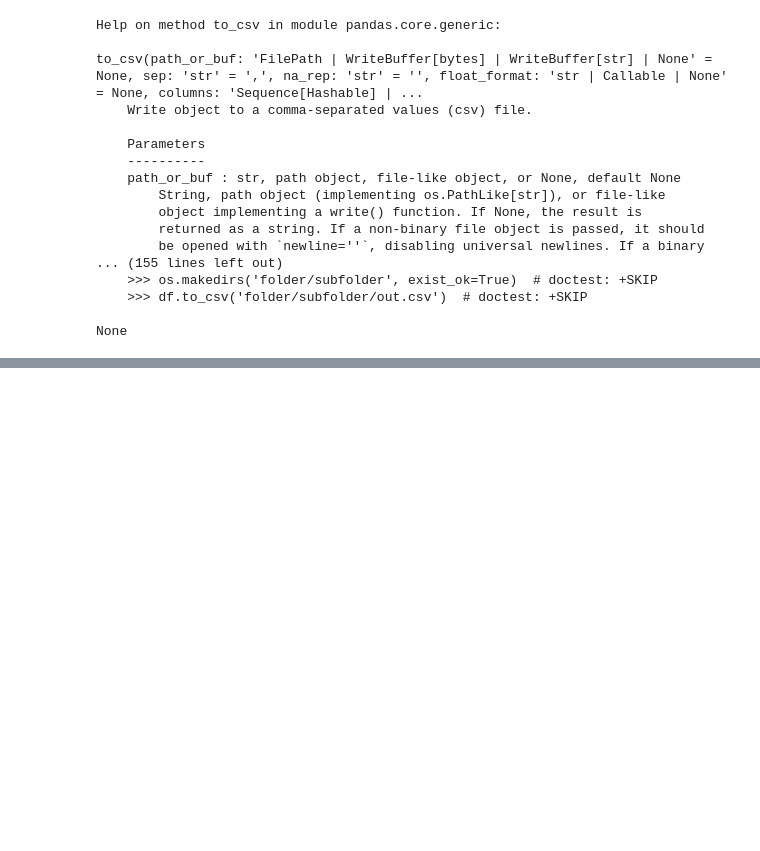
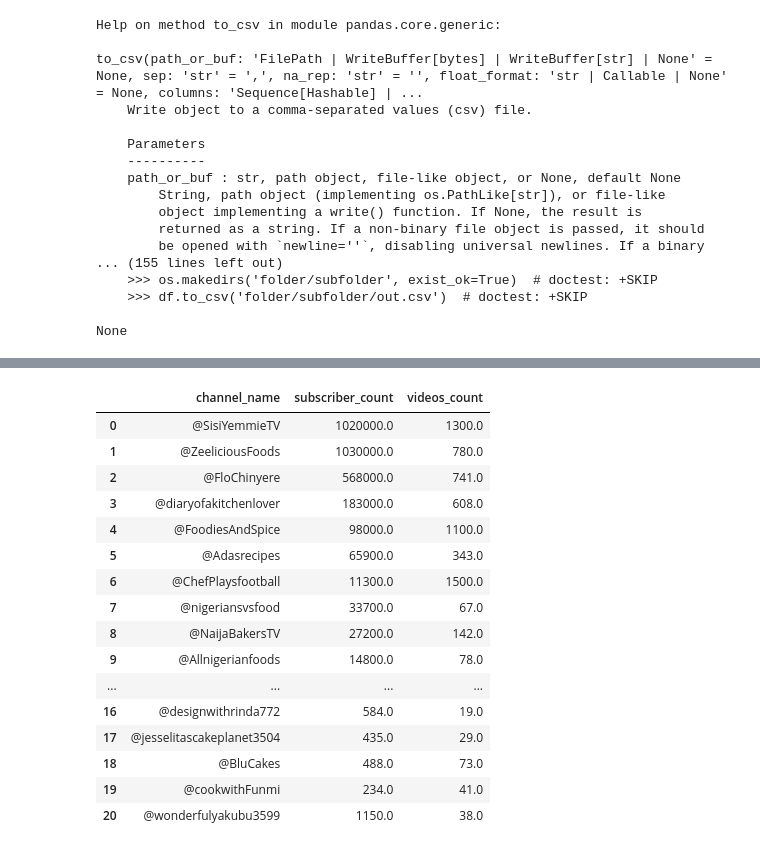
Before and after one commit to 01kazu/youtuve_channel_data_analysis, a Jupyter notebook: data_cleaning.ipynb, the cells around one changed output, grey strips where cells are left out. Drawn from its saved outputs; the diff is of its cells as text; code cells hidden in the pictures; blank space fills up the shorter version.

```diff
--- a/data_cleaning.ipynb
+++ b/data_cleaning.ipynb
@@ -179,0 +182,2 @@ def data_cleaning(csv_file_name):
+# %%
+df = pd.read_csv('datasets/youtuber_channel_details.csv')
@@ -179,0 +210,35 @@ def data_cleaning(csv_file_name):
+# %%
+def return_num(string):
+    # 1.02M subscribers, 1.3k videos
+    first_substring = string.split()[0]
+    if first_substring.isdigit():
+        return float(first_substring)
+    num, abbreviation = first_substring[:-1], first_substring[-1]
+    multiply = {"M": 1000000, "K": 1000}
+    abbreviation = abbreviation.upper() # To match the key of the multiply dictionary
+    num = float(num) * multiply.get(abbreviation)
+    return num
+# %%
+
+df['subscriber_count'] = df['subscriber_count'].apply(return_num)
+df['videos_count'] = df['videos_count'].apply(return_num)
+# %%
+df
+# %% [output]
+|  | channel_name | subscriber_count | videos_count |
+| 0 | @SisiYemmieTV | 1020000.0 | 1300.0 |
+| 1 | @ZeeliciousFoods | 1030000.0 | 780.0 |
+| 2 | @FloChinyere | 568000.0 | 741.0 |
+| 3 | @diaryofakitchenlover | 183000.0 | 608.0 |
+| 4 | @FoodiesAndSpice | 98000.0 | 1100.0 |
+| 5 | @Adasrecipes | 65900.0 | 343.0 |
+| 6 | @ChefPlaysfootball | 11300.0 | 1500.0 |
+| 7 | @nigeriansvsfood | 33700.0 | 67.0 |
+| 8 | @NaijaBakersTV | 27200.0 | 142.0 |
+| 9 | @Allnigerianfoods | 14800.0 | 78.0 |
+| ... | ... | ... | ... |
+| 16 | @designwithrinda772 | 584.0 | 19.0 |
+| 17 | @jesselitascakeplanet3504 | 435.0 | 29.0 |
+| 18 | @BluCakes | 488.0 | 73.0 |
+| 19 | @cookwithFunmi | 234.0 | 41.0 |
+| 20 | @wonderfulyakubu3599 | 1150.0 | 38.0 |
```
Also changed, not shown: parts of 4 cells of this notebook, 24 other files.
